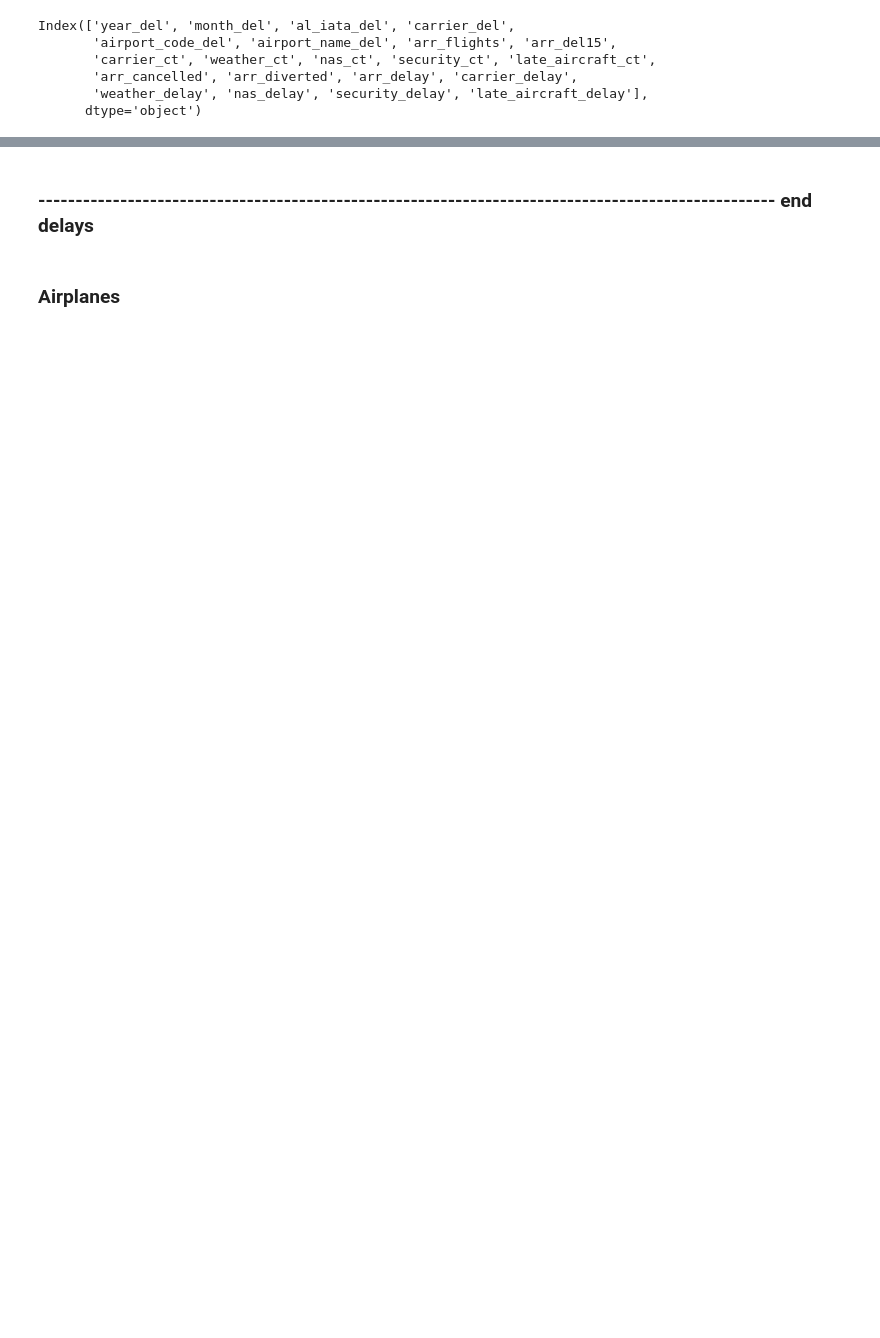
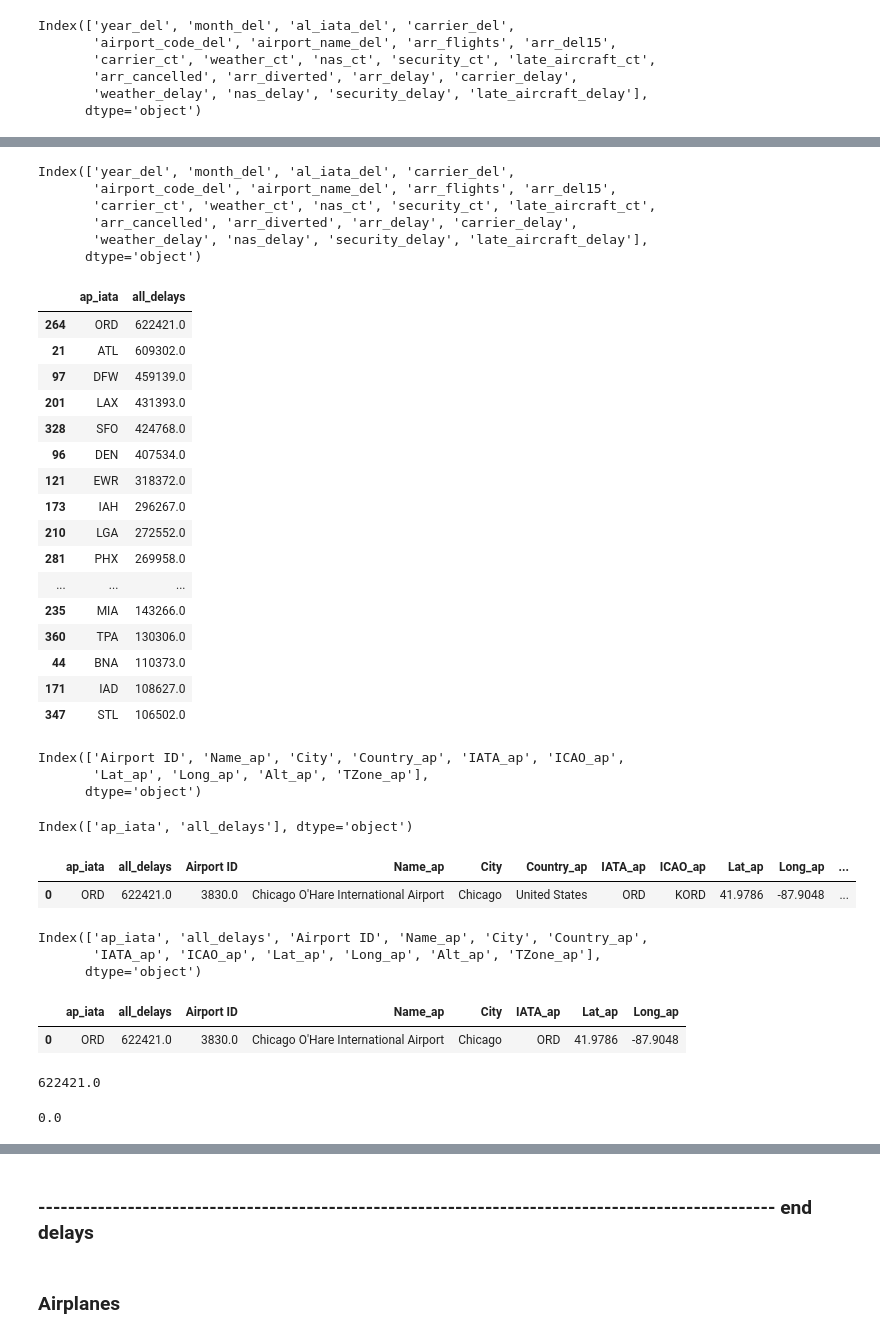
Before and after one commit to scottschriver/NSS_Capstone, a Jupyter notebook: Notebooks/Flight_delays.ipynb, the cells around one changed output, grey strips where cells are left out. Saved outputs shown, nothing was run; the diff lists cells and outputs as text; code cells hidden in the pictures; blank space fills up the shorter version.

```diff
--- a/Notebooks/Flight_delays.ipynb
+++ b/Notebooks/Flight_delays.ipynb
@@ -512,0 +463,67 @@ ap15_all_years.head()
+# %%
+delays.columns
+# %% [output]
+Index(['year_del', 'month_del', 'al_iata_del', 'carrier_del',
+       'airport_code_del', 'airport_name_del', 'arr_flights', 'arr_del15',
+       'carrier_ct', 'weather_ct', 'nas_ct', 'security_ct', 'late_aircraft_ct',
+       'arr_cancelled', 'arr_diverted', 'arr_delay', 'carrier_delay',
+       'weather_delay', 'nas_delay', 'security_delay', 'late_aircraft_delay'],
+      dtype='object')
+# %%
+#find sum of all delays for each airport for entire dataset
+ap15_all_years = delays.groupby(['airport_code_del'])['arr_del15'].sum().rename_axis('ap_iata').reset_index(name='all_delays').sort_values(by='all_delays', ascending=False)
+ap15_all_years.head(30)
+# %% [output]
+|  | ap_iata | all_delays |
+| 264 | ORD | 622421.0 |
+| 21 | ATL | 609302.0 |
+| 97 | DFW | 459139.0 |
+| 201 | LAX | 431393.0 |
+| 328 | SFO | 424768.0 |
+| 96 | DEN | 407534.0 |
+| 121 | EWR | 318372.0 |
+| 173 | IAH | 296267.0 |
+| 210 | LGA | 272552.0 |
+| 281 | PHX | 269958.0 |
+| ... | ... | ... |
+| 235 | MIA | 143266.0 |
+| 360 | TPA | 130306.0 |
+| 44 | BNA | 110373.0 |
+| 171 | IAD | 108627.0 |
+| 347 | STL | 106502.0 |
+# %%
+airports.columns
+# %% [output]
+Index(['Airport ID', 'Name_ap', 'City', 'Country_ap', 'IATA_ap', 'ICAO_ap',
+       'Lat_ap', 'Long_ap', 'Alt_ap', 'TZone_ap'],
+      dtype='object')
+# %%
+ap15_all_years.columns
+# %% [output]
+Index(['ap_iata', 'all_delays'], dtype='object')
+# %%
+ap15_all_years = ap15_all_years.merge(airports, left_on='ap_iata', right_on='IATA_ap', how='left')
+ap15_all_years.head(1)
+# %% [output]
+|  | ap_iata | all_delays | Airport ID | Name_ap | City | Country_ap | IATA_ap | ICAO_ap | Lat_ap | Long_ap | ... |
+| 0 | ORD | 622421.0 | 3830.0 | Chicago O'Hare International Airport | Chicago | United States | ORD | KORD | 41.9786 | -87.9048 | ... |
+# %%
+ap15_all_years.columns
+# %% [output]
+Index(['ap_iata', 'all_delays', 'Airport ID', 'Name_ap', 'City', 'Country_ap',
+       'IATA_ap', 'ICAO_ap', 'Lat_ap', 'Long_ap', 'Alt_ap', 'TZone_ap'],
+      dtype='object')
+# %%
+ap15_all_years.drop(['Country_ap', 'ICAO_ap', 'Alt_ap', 'TZone_ap'], axis=1, inplace=True)
+ap15_all_years.head(1)
+# %% [output]
+|  | ap_iata | all_delays | Airport ID | Name_ap | City | IATA_ap | Lat_ap | Long_ap |
+| 0 | ORD | 622421.0 | 3830.0 | Chicago O'Hare International Airport | Chicago | ORD | 41.9786 | -87.9048 |
+# %%
+ap15_all_years['all_delays'].max()
+# %% [output]
+622421.0
+# %%
+ap15_all_years['all_delays'].min()
+# %% [output]
+0.0
```
Also changed, not shown: parts of 83 cells of this notebook.
